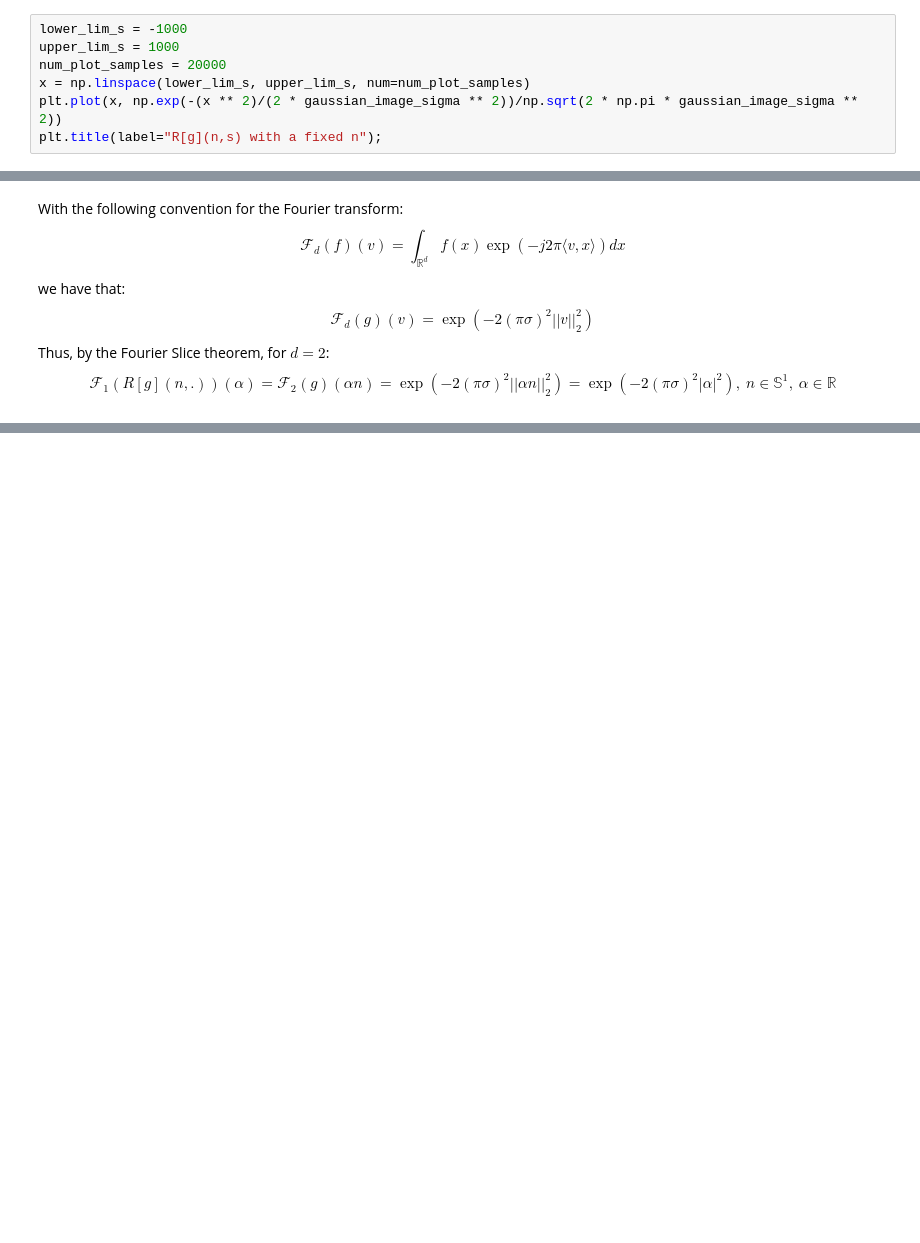
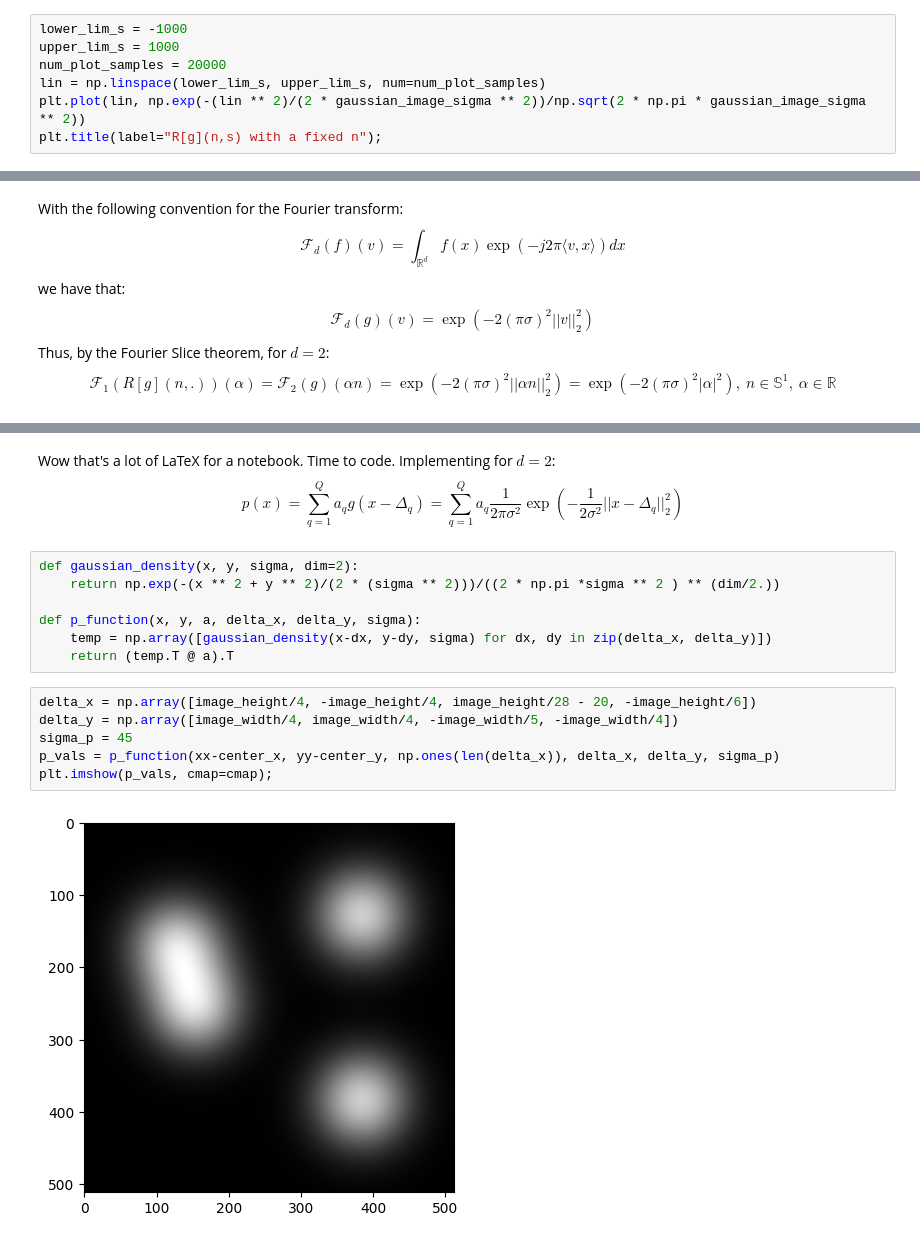
Before and after one commit to Dicedead/pycsou, a Jupyter notebook: src/pycsou/radon/radon_tests.ipynb, the cells around one changed output, grey strips where cells are left out. Drawn from its saved outputs; the diff is of its cells as text; blank space fills up the shorter version.

Commit message:
[radon] maybe functional!

```diff
--- a/src/pycsou/radon/radon_tests.ipynb
+++ b/src/pycsou/radon/radon_tests.ipynb
@@ -75,8 +96,8 @@ Since $R[g]$ does not depend on $n$, we plot it for values of $s$:
 lower_lim_s = -1000
 upper_lim_s = 1000
 num_plot_samples = 20000
-x = np.linspace(lower_lim_s, upper_lim_s, num=num_plot_samples)
-plt.plot(x, np.exp(-(x ** 2)/(2 * gaussian_image_sigma ** 2))/np.sqrt(2 * np.pi * gaussian_image_sigma ** 2))
+lin = np.linspace(lower_lim_s, upper_lim_s, num=num_plot_samples)
+plt.plot(lin, np.exp(-(lin ** 2)/(2 * gaussian_image_sigma ** 2))/np.sqrt(2 * np.pi * gaussian_image_sigma ** 2))
 plt.title(label="R[g](n,s) with a fixed n");
 # %% [output]
 [figure]
@@ -96,0 +156,21 @@ $$
+# %% [markdown]
+Wow that's a lot of LaTeX for a notebook. Time to code.
+Implementing for $d=2$:
+$$
+p(x) = \sum_{q=1}^Q a_q g(x-\Delta_q) = \sum_{q=1}^Q a_q \frac{1}{2\pi \sigma^2}\exp\left(-\frac{1}{2\sigma^2}||x-\Delta_q||_2^2\right)
+$$
+# %%
+def gaussian_density(x, y, sigma, dim=2):
+    return np.exp(-(x ** 2 + y ** 2)/(2 * (sigma ** 2)))/((2 * np.pi *sigma ** 2 ) ** (dim/2.))
+
+def p_function(x, y, a, delta_x, delta_y, sigma):
+    temp = np.array([gaussian_density(x-dx, y-dy, sigma) for dx, dy in zip(delta_x, delta_y)])
+    return (temp.T @ a).T
+# %%
+delta_x = np.array([image_height/4, -image_height/4, image_height/28 - 20, -image_height/6])
+delta_y = np.array([image_width/4, image_width/4, -image_width/5, -image_width/4])
+sigma_p = 45
+p_vals = p_function(xx-center_x, yy-center_y, np.ones(len(delta_x)), delta_x, delta_y, sigma_p)
+plt.imshow(p_vals, cmap=cmap);
+# %% [output]
+[figure, added]
```
Also changed, not shown: parts of 16 cells of this notebook.
